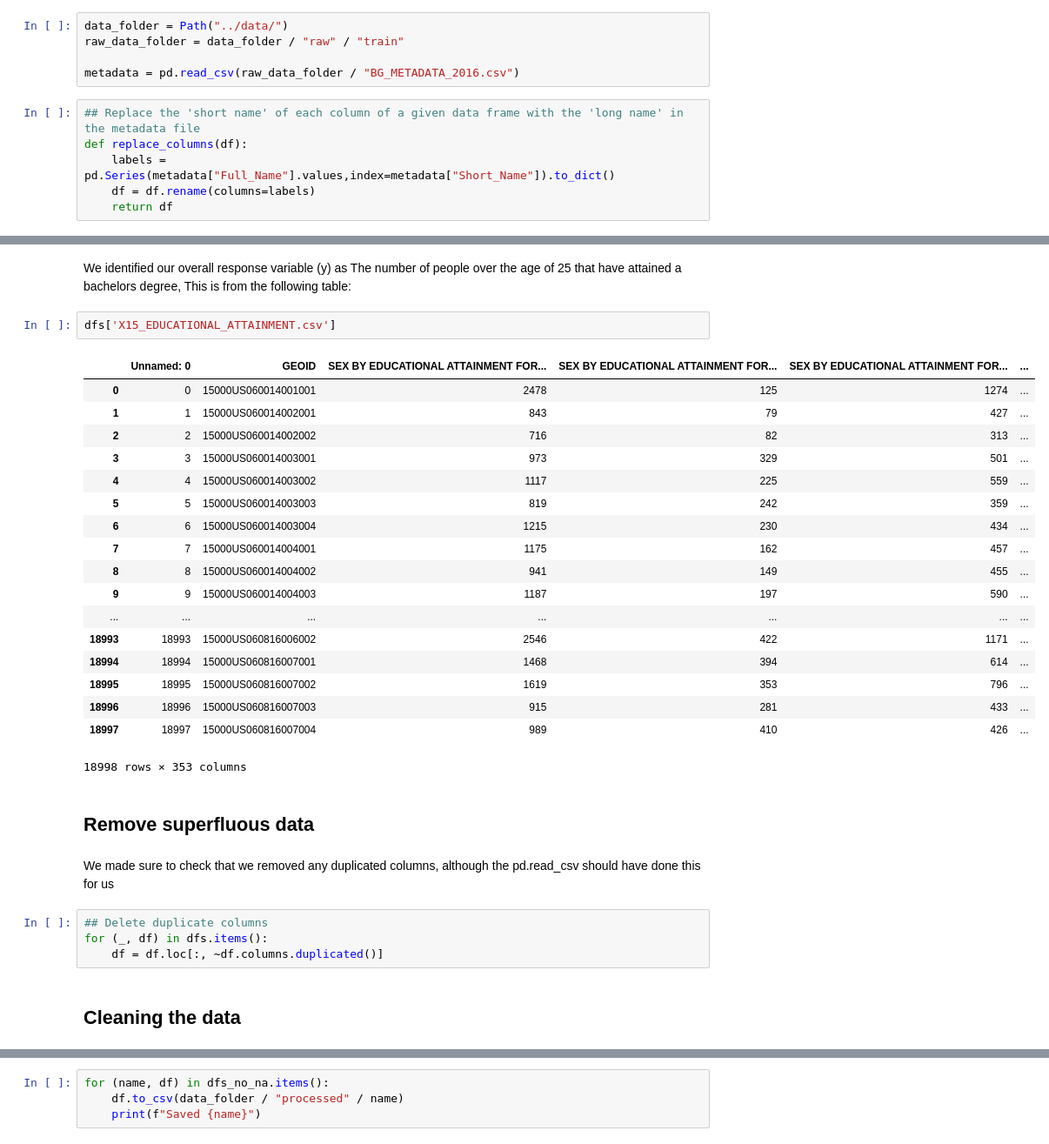
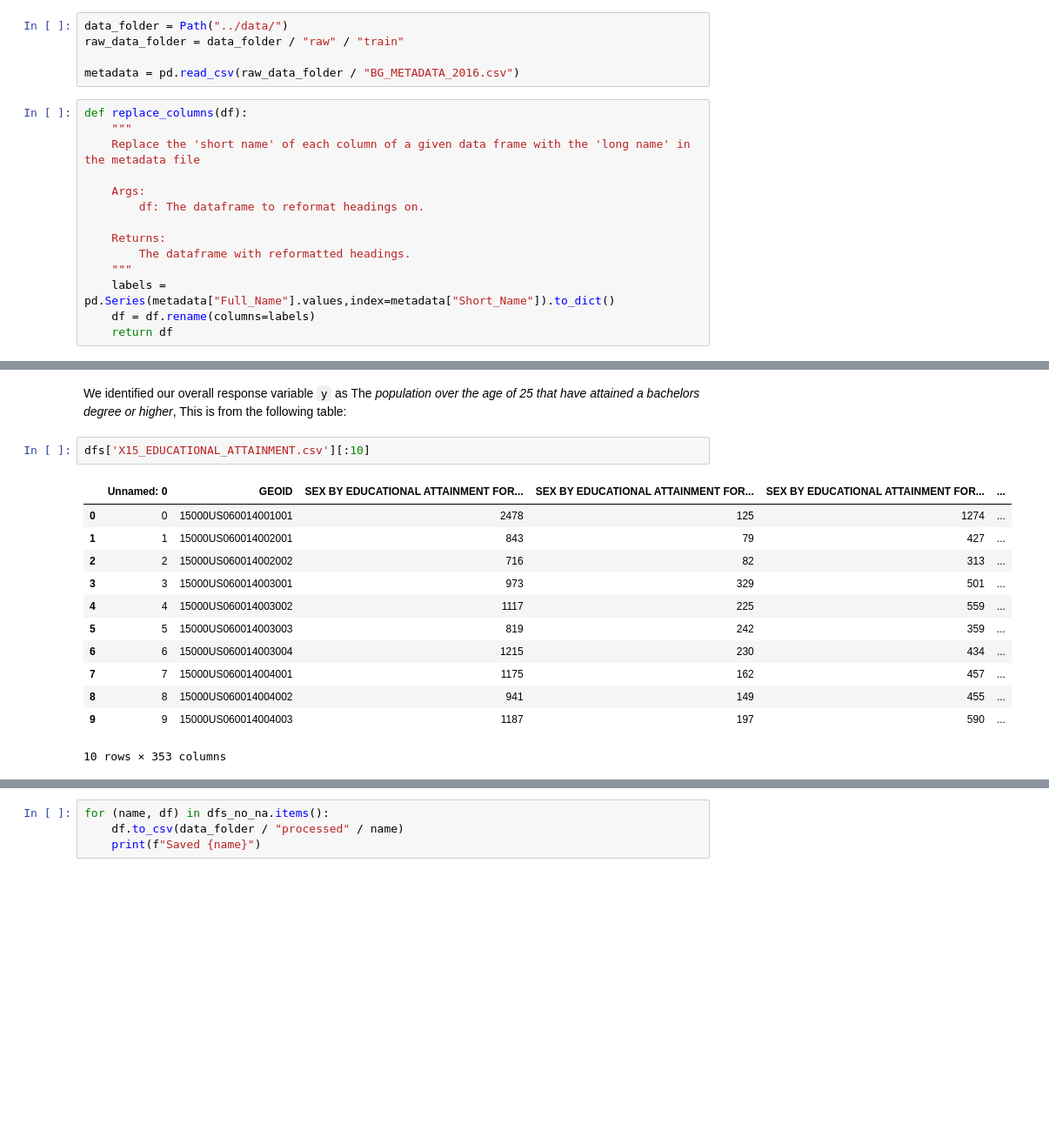
Before and after one commit to Tiger-Cross/AIHack18, a Jupyter notebook: notebooks/report.ipynb, the cells around one changed output, grey strips where cells are left out. Shown at 87% size. Drawn from its saved outputs; the diff is of its cells as text; blank space fills up the shorter version.

```diff
--- a/notebooks/report.ipynb
+++ b/notebooks/report.ipynb
@@ -49,8 +59,16 @@ raw_data_folder = data_folder / "raw" / "train"
 
 metadata = pd.read_csv(raw_data_folder / "BG_METADATA_2016.csv")
 # %%
-## Replace the 'short name' of each column of a given data frame with the 'long name' in the metadata file
 def replace_columns(df):
+    """
+    Replace the 'short name' of each column of a given data frame with the 'long name' in the metadata file
+
+    Args:
+        df: The dataframe to reformat headings on.
+
+    Returns:
+        The dataframe with reformatted headings.
+    """
     labels = pd.Series(metadata["Full_Name"].values,index=metadata["Short_Name"]).to_dict()
     df = df.rename(columns=labels)
     return df
@@ -86,33 +102,17 @@ X07_MIGRATION.csv
 # %% [markdown]
-We identified our overall response variable (y) as The number of people over the age of 25 that have attained a bachelors degree, This is from the following table:
+We identified our overall response variable `y` as The *population over the age of 25 that have attained a bachelors degree or higher*, This is from the following table:
 # %%
-dfs['X15_EDUCATIONAL_ATTAINMENT.csv']
+dfs['X15_EDUCATIONAL_ATTAINMENT.csv'][:10]
 # %% [output]
 |  | Unnamed: 0 | GEOID | SEX BY EDUCATIONAL ATTAINMENT FOR... | SEX BY EDUCATIONAL ATTAINMENT FOR... | SEX BY EDUCATIONAL ATTAINMENT FOR... | ... |
 | 0 | 0 | 15000US060014001001 | 2478 | 125 | 1274 | ... |
 | 1 | 1 | 15000US060014002001 | 843 | 79 | 427 | ... |
 | 2 | 2 | 15000US060014002002 | 716 | 82 | 313 | ... |
 | 3 | 3 | 15000US060014003001 | 973 | 329 | 501 | ... |
 | 4 | 4 | 15000US060014003002 | 1117 | 225 | 559 | ... |
 | 5 | 5 | 15000US060014003003 | 819 | 242 | 359 | ... |
 | 6 | 6 | 15000US060014003004 | 1215 | 230 | 434 | ... |
 | 7 | 7 | 15000US060014004001 | 1175 | 162 | 457 | ... |
 | 8 | 8 | 15000US060014004002 | 941 | 149 | 455 | ... |
 | 9 | 9 | 15000US060014004003 | 1187 | 197 | 590 | ... |
-| ... | ... | ... | ... | ... | ... | ... |
-| 18993 | 18993 | 15000US060816006002 | 2546 | 422 | 1171 | ... |
-| 18994 | 18994 | 15000US060816007001 | 1468 | 394 | 614 | ... |
-| 18995 | 18995 | 15000US060816007002 | 1619 | 353 | 796 | ... |
-| 18996 | 18996 | 15000US060816007003 | 915 | 281 | 433 | ... |
-| 18997 | 18997 | 15000US060816007004 | 989 | 410 | 426 | ... |
-18998 rows × 353 columns
+10 rows × 353 columns
-# %% [markdown]
-## Remove superfluous data
-# %% [markdown]
-We made sure to check that we removed any duplicated columns, although the pd.read_csv should have done this for us
-# %%
-## Delete duplicate columns
-for (_, df) in dfs.items():
-    df = df.loc[:, ~df.columns.duplicated()]
-# %% [markdown]
-## Cleaning the data<a class="anchor" id="data-cleaning"></a>
```
Also changed, not shown: parts of 30 cells of this notebook.
